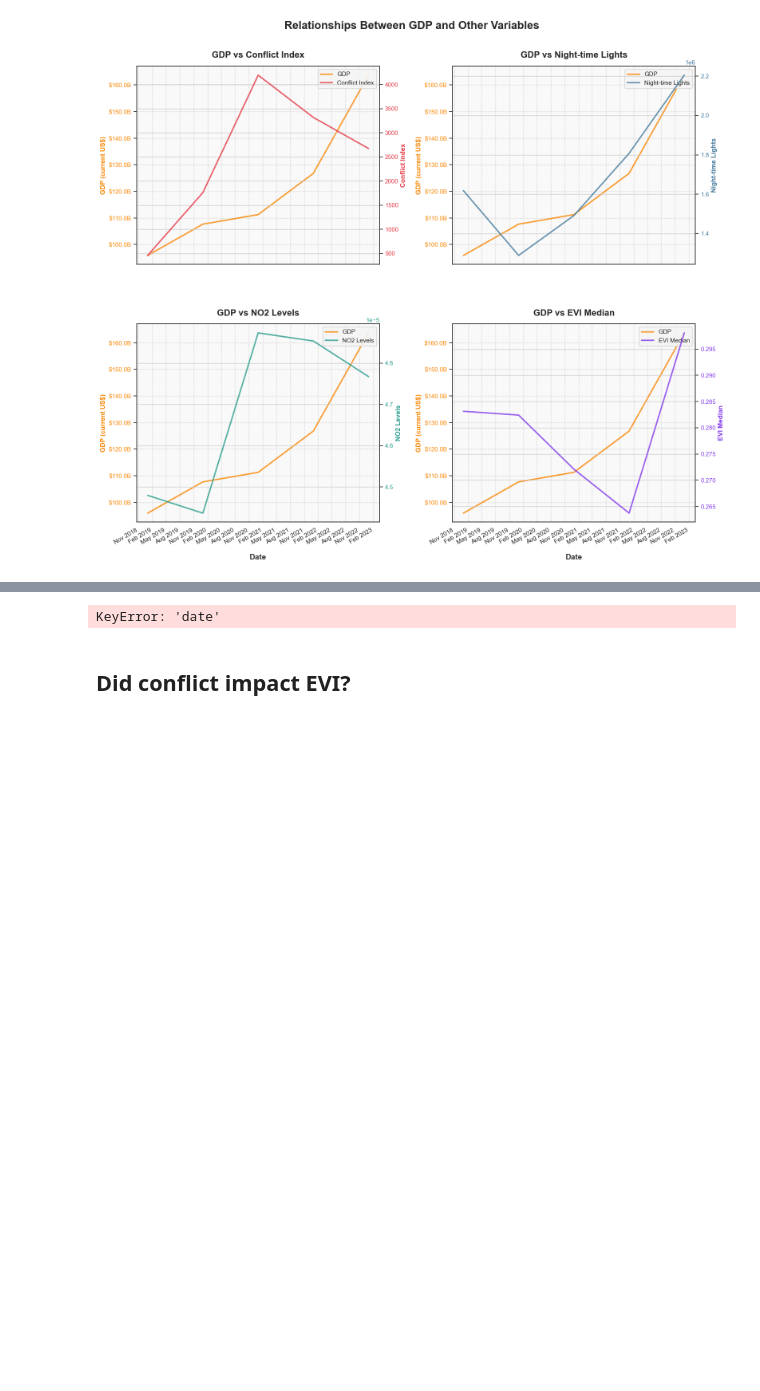
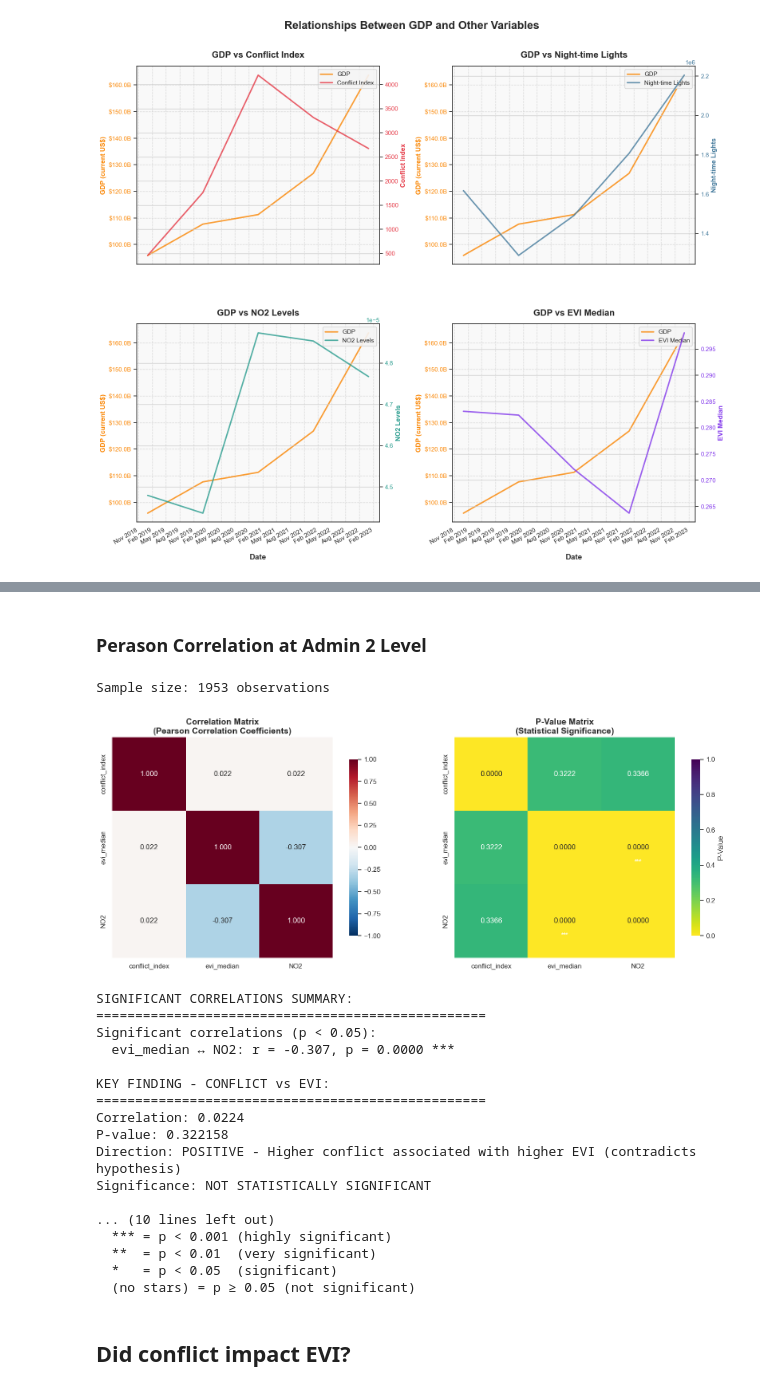
Before and after one commit to datapartnership/ethiopia-economic-monitoring, a Jupyter notebook: notebooks/combined_stats/summary_stats.ipynb, the cells around one changed output, grey strips where cells are left out. Cells and saved outputs as stored; diff of their text form; code cells hidden in the pictures; blank space fills up the shorter version.

Commit message:
changed summary stats

```diff
--- a/notebooks/combined_stats/summary_stats.ipynb
+++ b/notebooks/combined_stats/summary_stats.ipynb
@@ -481,7 +444,8 @@ merged_adm2 = pd.merge(airpollution_adm2, conflict_adm2_monthly, on=['date', 'AD
 merged_adm2.drop(columns=['index'], inplace=True)
 
 #merged_adm2 = pd.merge(merged_adm2, ntl_adm2_monthly_hdx[['date', 'ntl_sum', 'ADM2_EN']], on=['date', 'ADM2_EN'], how='left')
-merged_adm2 = pd.merge(merged_adm2, evi_adm2_monthly, on=['date', 'ADM1_EN', 'ADM2_EN'], how='left')
-merged_adm2.drop(columns={'Unnamed: 0'}, inplace=True)
-# %% [output]
-KeyError: 'date'
+# %%
+evi_adm2_monthly.rename(columns={'admin_area': 'ADM2_EN'}, inplace=True)
+# %%
+merged_adm2 = pd.merge(merged_adm2, evi_adm2_monthly, on=['date',  'ADM2_EN'], how='left')
+#merged_adm2.drop(columns={'Unnamed: 0'}, inplace=True)
@@ -488,3 +605,45 @@ KeyError: 'date'
+# %% [markdown]
+### Perason Correlation at Admin 2 Level
+# %%
+variables = ['conflict_index', 'evi_median', 'NO2']
+
+corr_matrix, p_matrix = create_correlation_heatmaps(merged_adm2, variables)
+
+# Legend explanation
+print(f"\nLEGEND:")
+print("=" * 50)
+print("Correlation values:")
+print("  +1.0 = Perfect positive correlation")
+print("  +0.5 = Moderate positive correlation")
+print("   0.0 = No correlation")
+print("  -0.5 = Moderate negative correlation")
+print("  -1.0 = Perfect negative correlation")
+print()
+print("P-value significance:")
+print("  *** = p < 0.001 (highly significant)")
+print("  **  = p < 0.01  (very significant)")
+print("  *   = p < 0.05  (significant)")
+print("  (no stars) = p ≥ 0.05 (not significant)")
+# %% [output]
+Sample size: 1953 observations
+[figure, added]
+SIGNIFICANT CORRELATIONS SUMMARY:
+==================================================
+Significant correlations (p < 0.05):
+  evi_median ↔ NO2: r = -0.307, p = 0.0000 ***
+
+KEY FINDING - CONFLICT vs EVI:
+==================================================
+Correlation: 0.0224
+P-value: 0.322158
+Direction: POSITIVE - Higher conflict associated with higher EVI (contradicts hypothesis)
+Significance: NOT STATISTICALLY SIGNIFICANT
+
+... (10 lines left out)
+  *** = p < 0.001 (highly significant)
+  **  = p < 0.01  (very significant)
+  *   = p < 0.05  (significant)
+  (no stars) = p ≥ 0.05 (not significant)
 # %% [markdown]
 ## Did conflict impact EVI?
 # %%
```
Also changed, not shown: parts of 16 cells of this notebook.
